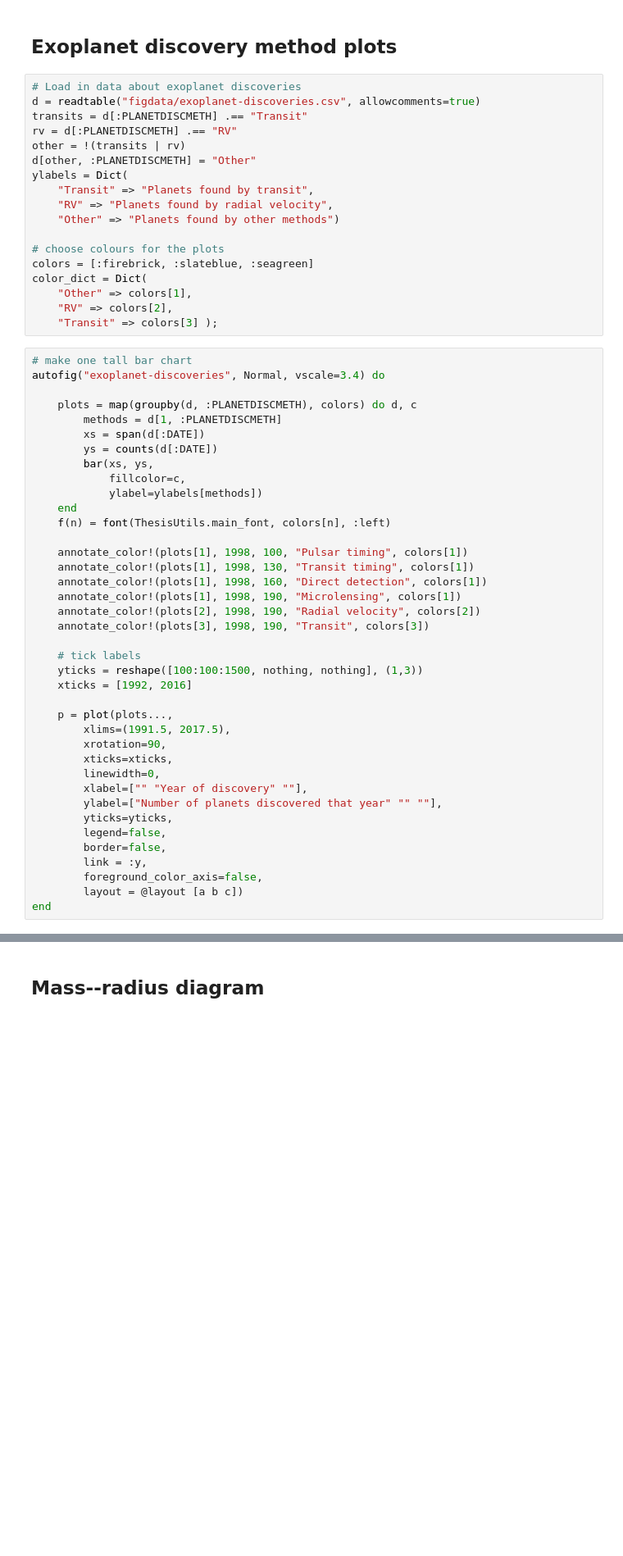
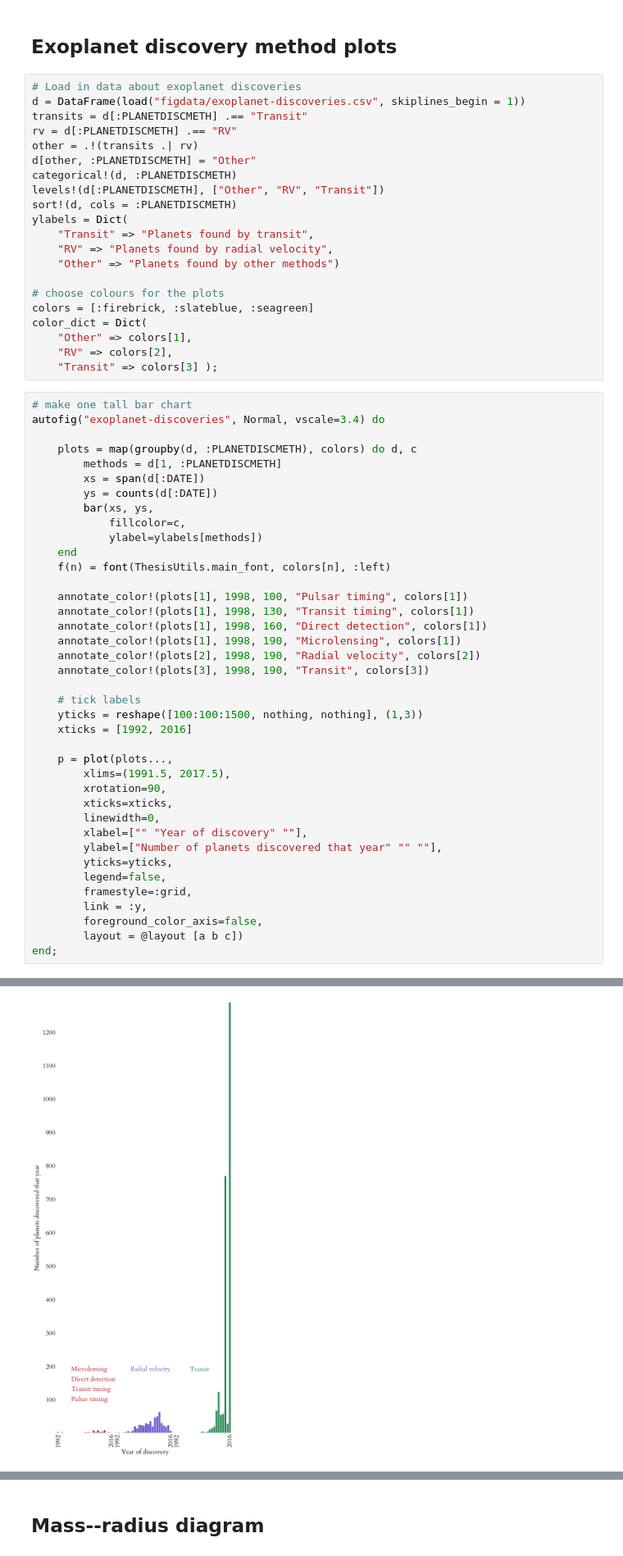
Before and after one commit to swt30/thesis, a Jupyter notebook: chapters/01-introduction/01-introduction-plots.ipynb, the cells around one changed output, grey strips where cells are left out. Shown at 82% size. Saved outputs shown, nothing was run; the diff lists cells and outputs as text; blank space fills up the shorter version.

Commit message:
Update introduction plots

```diff
--- a/chapters/01-introduction/01-introduction-plots.ipynb
+++ b/chapters/01-introduction/01-introduction-plots.ipynb
@@ -20,11 +22,14 @@ WARNING: using Plots.PyPlot in module Main conflicts with an existing identifier
 ## Exoplanet discovery method plots
 # %%
 # Load in data about exoplanet discoveries
-d = readtable("figdata/exoplanet-discoveries.csv", allowcomments=true)
+d = DataFrame(load("figdata/exoplanet-discoveries.csv", skiplines_begin = 1))
 transits = d[:PLANETDISCMETH] .== "Transit"
 rv = d[:PLANETDISCMETH] .== "RV"
-other = !(transits | rv)
+other = .!(transits .| rv)
 d[other, :PLANETDISCMETH] = "Other"
+categorical!(d, :PLANETDISCMETH)
+levels!(d[:PLANETDISCMETH], ["Other", "RV", "Transit"])
+sort!(d, cols = :PLANETDISCMETH)
 ylabels = Dict(
     "Transit" => "Planets found by transit",
     "RV" => "Planets found by radial velocity",
@@ -70,9 +75,9 @@ autofig("exoplanet-discoveries", Normal, vscale=3.4) do
         ylabel=["Number of planets discovered that year" "" ""],
         yticks=yticks,
         legend=false,
-        border=false,
+        framestyle=:grid,
         link = :y,
         foreground_color_axis=false,
         layout = @layout [a b c])
-end
+end;
 # %% [output]
@@ -80,2 +84,3 @@ end
+[figure, added]
 # %%
 # make radius-separation chart
```
Also changed, not shown: parts of 6 cells of this notebook, 1 other file.
